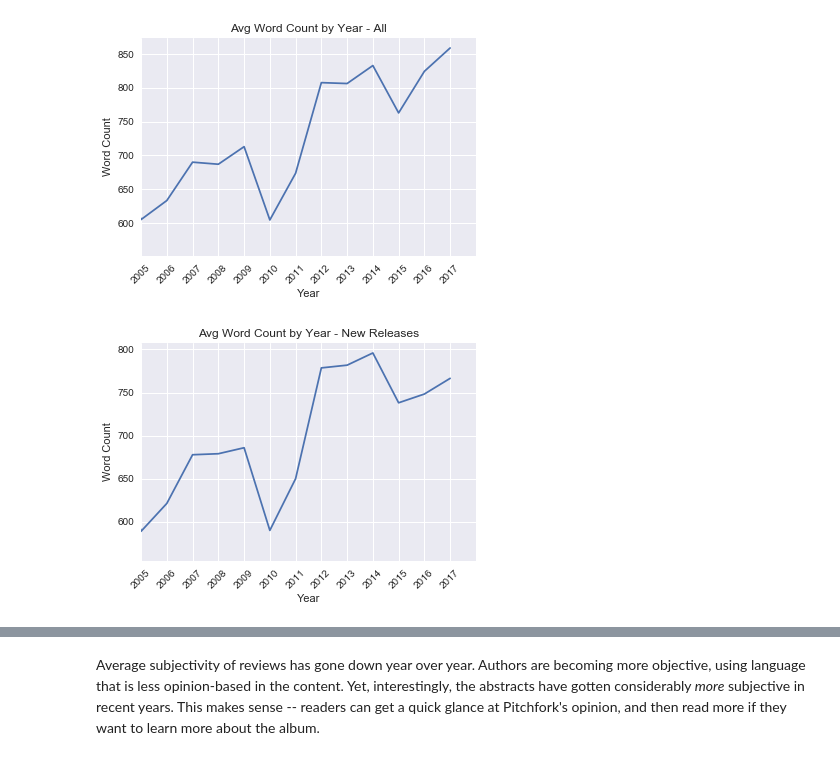
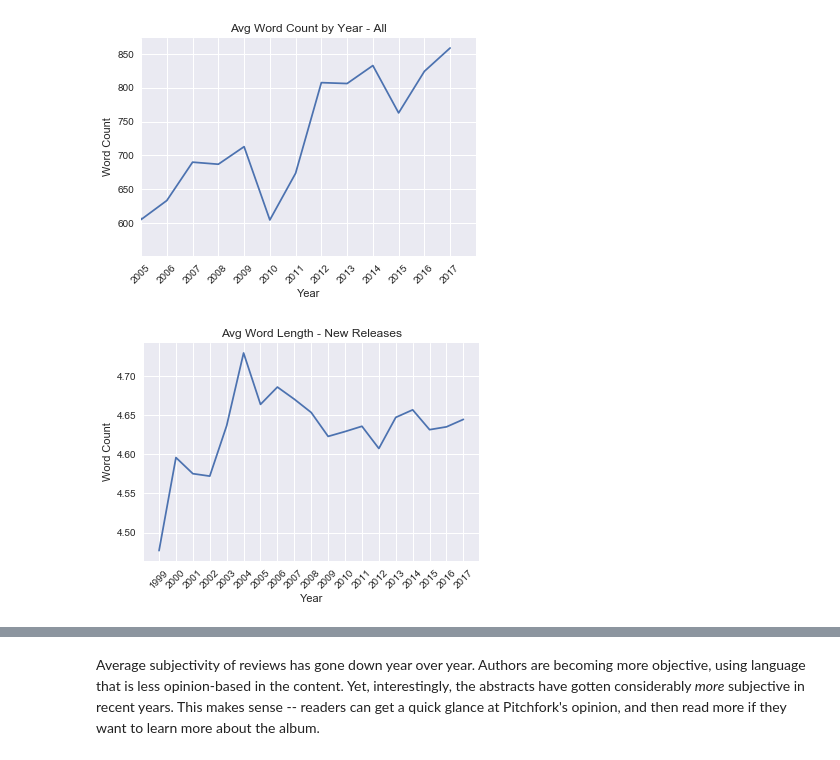
Before and after one commit to andrewjbashford/GalvanizeCapstone, a Jupyter notebook: EDA.ipynb, the cells around one changed output, grey strips where cells are left out. Drawn from its saved outputs; the diff is of its cells as text; code cells hidden in the pictures.

```diff
--- a/EDA.ipynb
+++ b/EDA.ipynb
@@ -28,0 +27,9 @@ df = pd.read_csv('../pitchfork2.csv')
+# %%
+df = pd.read_csv('../pitchfork2.csv')
+
+df['word_count'] = df['content'].str.count('\w+')
+df['adj_count'] = df['content_adj'].str.count('\w+')
+
+df['avg_word_length'] = df['content'].str.count('[^ ]') / df['word_count']
+df['adj_word_length'] = df['content_adj'].str.count('[^ ]') / df['content_adj'].str.count('\w+')
+df['adj_freq'] = df['adj_count'] / df['word_count']
@@ -290,13 +475,12 @@ plt.show()
 # %% [output]
 [figure]
 # %%
-plt.plot(df_new['pub_year'].unique()[::-1], df_new.groupby('pub_year')['word_count'].mean())
+plt.plot(df_new['pub_year'].unique()[::-1], df_new.groupby('pub_year')['avg_word_length'].mean())
 
 plt.xticks(years, rotation=45)
-plt.xlim(2005, 2018)
 plt.xlabel('Year')
 plt.ylabel('Word Count')
-plt.title('Avg Word Count by Year - New Releases')
+plt.title('Avg Word Length - New Releases')
 plt.show()
 # %% [output]
-[figure, old version]
+[figure, new version]
```
Also changed, not shown: parts of 34 cells of this notebook, 2 other files.
